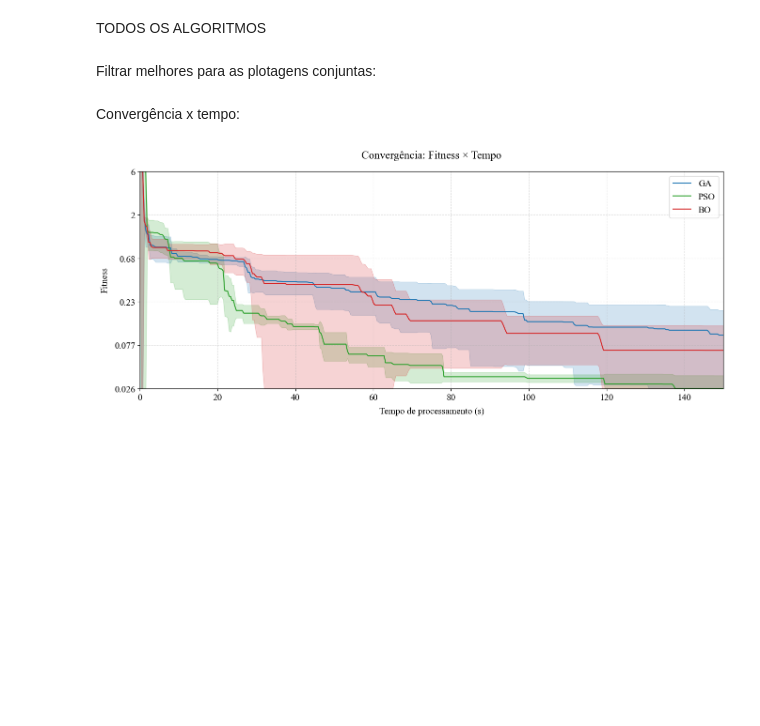
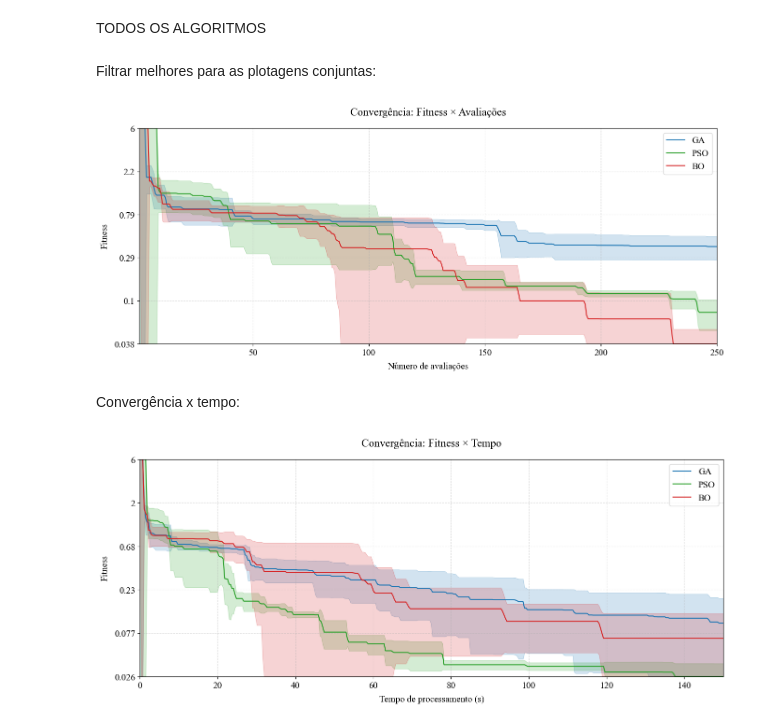
Before and after one commit to joaovfdias/optim_model_updating, a Jupyter notebook: plot/Problema 1.ipynb, the cells around one changed output. Saved outputs shown, nothing was run; the diff lists cells and outputs as text; code cells hidden in the pictures; blank space fills up the shorter version.

```diff
--- a/plot/Problema 1.ipynb
+++ b/plot/Problema 1.ipynb
@@ -68,6 +68,10 @@ filter_sets = {
 logs_dir = {
     algo: return_path(algo, filter_sets[algo][0]) for algo in algos
 }
+# %%
+plot.plot_convergence_vs_evaluations_logs(algos, logs_dir, ymax=6)
+# %% [output]
+[figure, added]
 # %% [markdown]
 Convergência x tempo:
 # %%
```
Also changed, not shown: 6 other files.
